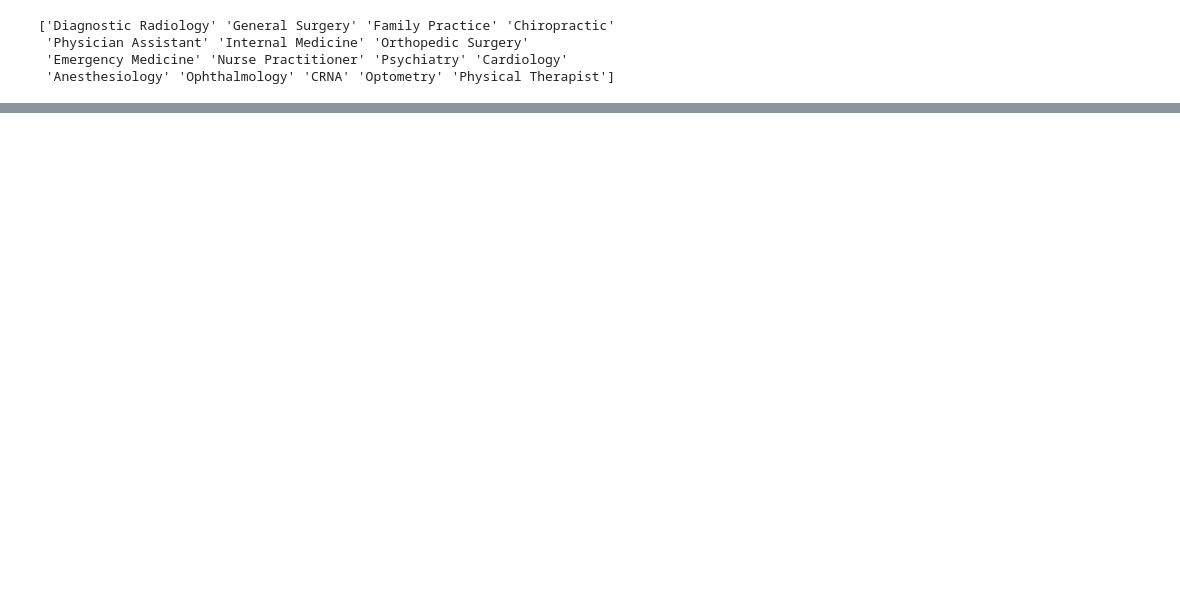
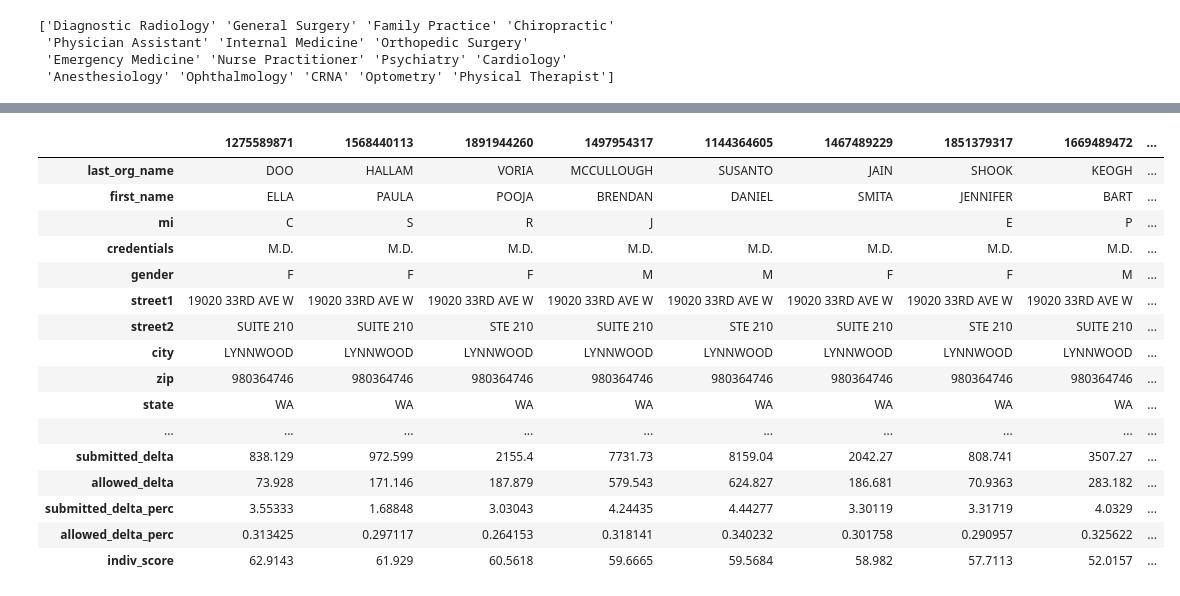
Before and after one commit to aurel1212/Capstone-TBD, a Jupyter notebook: model_testing.ipynb, the cells around one changed output, grey strips where cells are left out. Saved outputs shown, nothing was run; the diff lists cells and outputs as text; code cells hidden in the pictures; blank space fills up the shorter version.

```diff
--- a/model_testing.ipynb
+++ b/model_testing.ipynb
@@ -219,0 +308,8 @@ print "    Naive Bayes:", get_scores(MultinomialNB, X_train, X_test, y_train, y_
+# %%
+wa_data_provider_14_gr.set_index(['npi'], inplace=True)
+# %%
+result = pd.concat([wa_data_provider_14_gr, scores], axis=1, join='inner')
+# %%
+
+result.rename(columns={1: 'indiv_score'}, inplace=True)
+result.head().T
@@ -219,0 +334,22 @@ print "    Naive Bayes:", get_scores(MultinomialNB, X_train, X_test, y_train, y_
+# %%
+test_98036=result[(result['zip_base']=='98036') & (result['type']=='Diagnostic Radiology')].sort_values('indiv_score', ascending=False)
+# %%
+test_98036.tail(20).T
+# %% [output]
+|  | 1275589871 | 1568440113 | 1891944260 | 1497954317 | 1144364605 | 1467489229 | 1851379317 | 1669489472 | ... |
+| last_org_name | DOO | HALLAM | VORIA | MCCULLOUGH | SUSANTO | JAIN | SHOOK | KEOGH | ... |
+| first_name | ELLA | PAULA | POOJA | BRENDAN | DANIEL | SMITA | JENNIFER | BART | ... |
+| mi | C | S | R | J |  |  | E | P | ... |
+| credentials | M.D. | M.D. | M.D. | M.D. | M.D. | M.D. | M.D. | M.D. | ... |
+| gender | F | F | F | M | M | F | F | M | ... |
+| street1 | 19020 33RD AVE W | 19020 33RD AVE W | 19020 33RD AVE W | 19020 33RD AVE W | 19020 33RD AVE W | 19020 33RD AVE W | 19020 33RD AVE W | 19020 33RD AVE W | ... |
+| street2 | SUITE 210 | SUITE 210 | STE 210 | SUITE 210 | STE 210 | SUITE 210 | STE 210 | SUITE 210 | ... |
+| city | LYNNWOOD | LYNNWOOD | LYNNWOOD | LYNNWOOD | LYNNWOOD | LYNNWOOD | LYNNWOOD | LYNNWOOD | ... |
+| zip | 980364746 | 980364746 | 980364746 | 980364746 | 980364746 | 980364746 | 980364746 | 980364746 | ... |
+| state | WA | WA | WA | WA | WA | WA | WA | WA | ... |
+| ... | ... | ... | ... | ... | ... | ... | ... | ... | ... |
+| submitted_delta | 838.129 | 972.599 | 2155.4 | 7731.73 | 8159.04 | 2042.27 | 808.741 | 3507.27 | ... |
+| allowed_delta | 73.928 | 171.146 | 187.879 | 579.543 | 624.827 | 186.681 | 70.9363 | 283.182 | ... |
+| submitted_delta_perc | 3.55333 | 1.68848 | 3.03043 | 4.24435 | 4.44277 | 3.30119 | 3.31719 | 4.0329 | ... |
+| allowed_delta_perc | 0.313425 | 0.297117 | 0.264153 | 0.318141 | 0.340232 | 0.301758 | 0.290957 | 0.325622 | ... |
+| indiv_score | 62.9143 | 61.929 | 60.5618 | 59.6665 | 59.5684 | 58.982 | 57.7113 | 52.0157 | ... |
```
Also changed, not shown: parts of 34 cells of this notebook.
